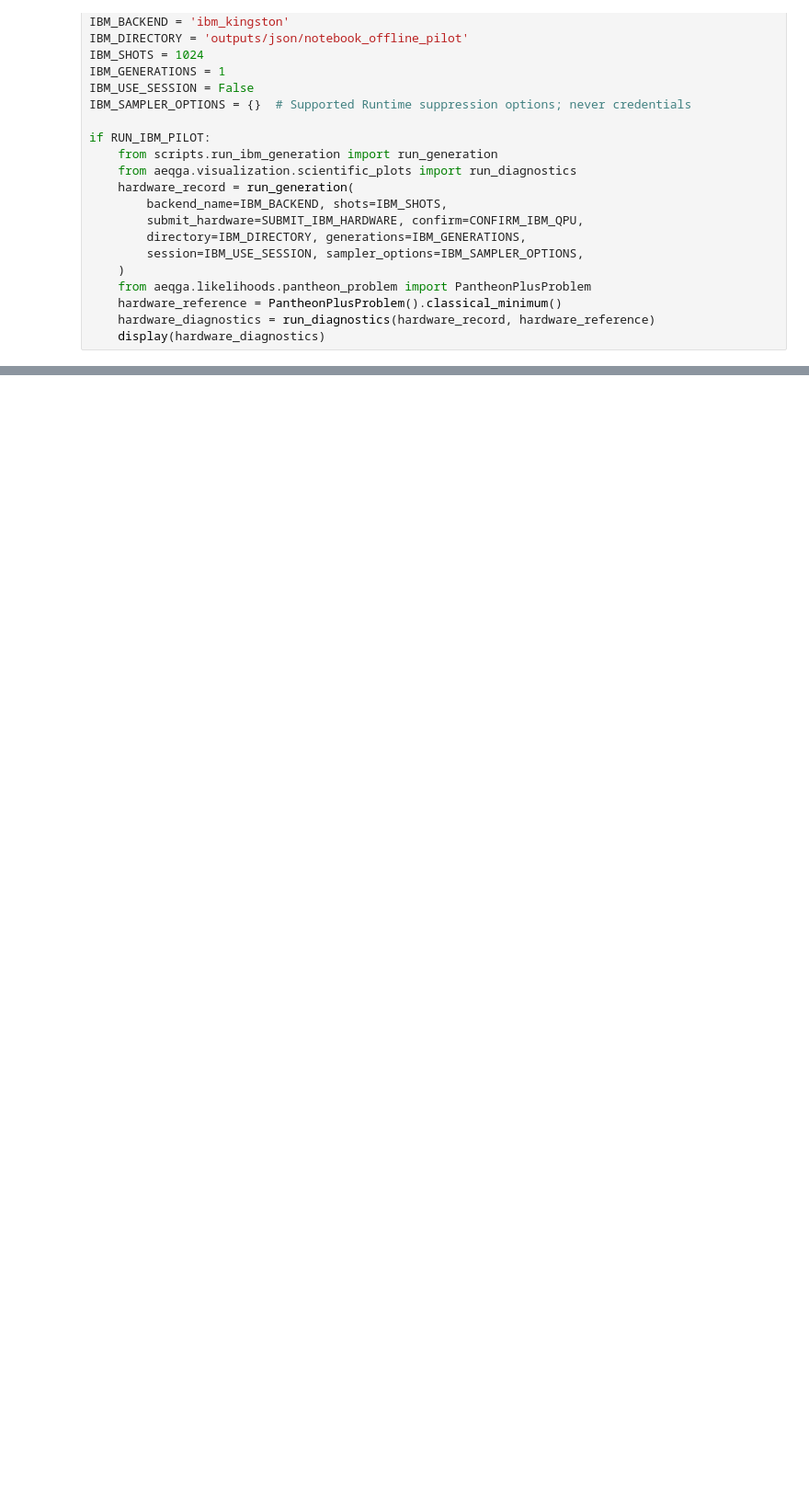
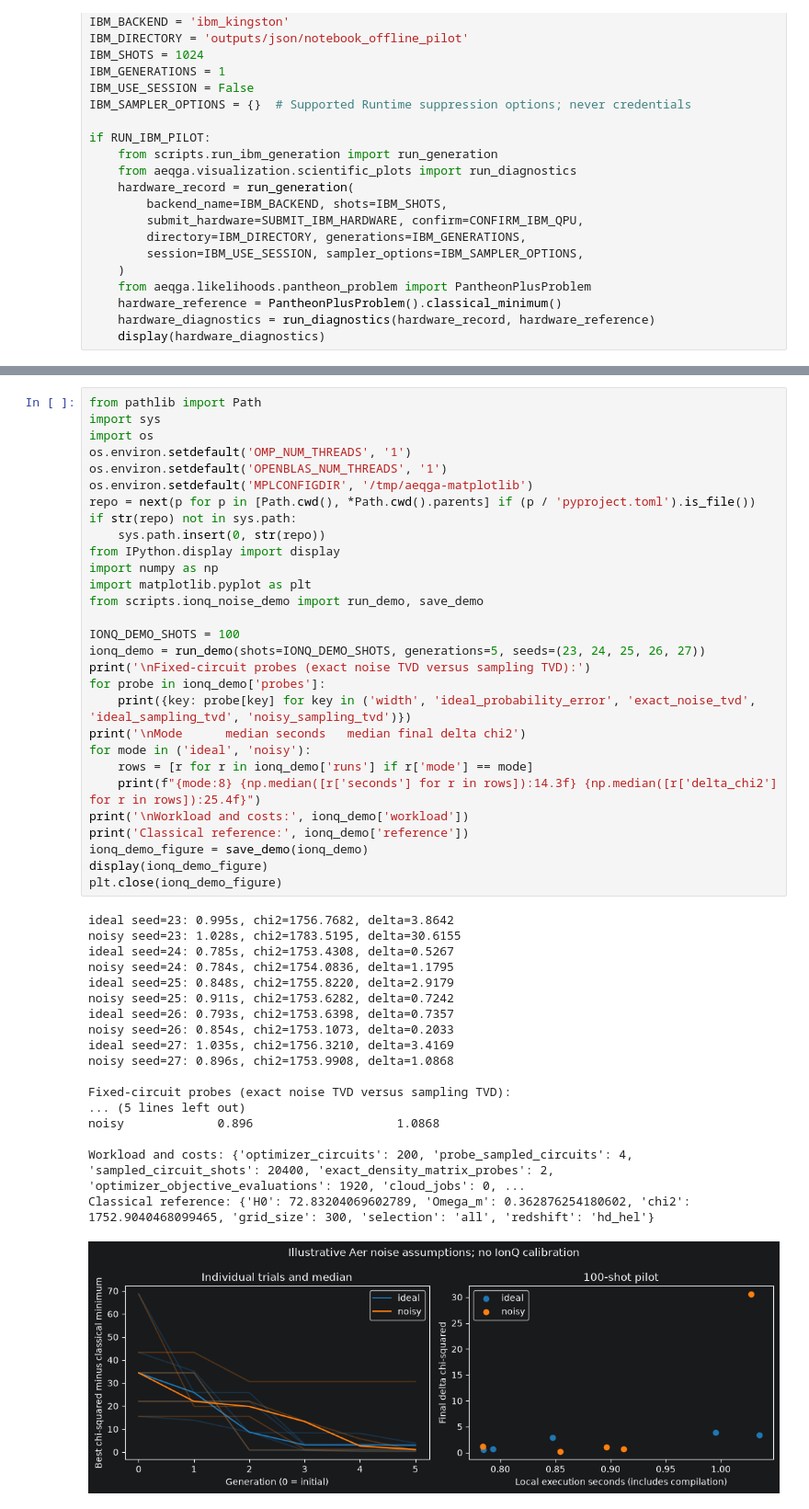
Before and after one commit to KrithikMohan/AEGQA, a Jupyter notebook: notebooks/AEQGA.ipynb, the cells around one changed output, grey strips where cells are left out. Shown at 92% size. Saved outputs shown, nothing was run; the diff lists cells and outputs as text; blank space fills up the shorter version.

Commit message:
Add and validate a local 100-shot IonQ-inspired noise pilot

```diff
--- a/notebooks/AEQGA.ipynb
+++ b/notebooks/AEQGA.ipynb
@@ -829,0 +838,48 @@ if RUN_IBM_PILOT:
+# %%
+from pathlib import Path
+import sys
+import os
+os.environ.setdefault('OMP_NUM_THREADS', '1')
+os.environ.setdefault('OPENBLAS_NUM_THREADS', '1')
+os.environ.setdefault('MPLCONFIGDIR', '/tmp/aeqga-matplotlib')
+repo = next(p for p in [Path.cwd(), *Path.cwd().parents] if (p / 'pyproject.toml').is_file())
+if str(repo) not in sys.path:
+    sys.path.insert(0, str(repo))
+from IPython.display import display
+import numpy as np
+import matplotlib.pyplot as plt
+from scripts.ionq_noise_demo import run_demo, save_demo
+
+IONQ_DEMO_SHOTS = 100
+ionq_demo = run_demo(shots=IONQ_DEMO_SHOTS, generations=5, seeds=(23, 24, 25, 26, 27))
+print('\nFixed-circuit probes (exact noise TVD versus sampling TVD):')
+for probe in ionq_demo['probes']:
+    print({key: probe[key] for key in ('width', 'ideal_probability_error', 'exact_noise_tvd', 'ideal_sampling_tvd', 'noisy_sampling_tvd')})
+print('\nMode      median seconds   median final delta chi2')
+for mode in ('ideal', 'noisy'):
+    rows = [r for r in ionq_demo['runs'] if r['mode'] == mode]
+    print(f"{mode:8} {np.median([r['seconds'] for r in rows]):14.3f} {np.median([r['delta_chi2'] for r in rows]):25.4f}")
+print('\nWorkload and costs:', ionq_demo['workload'])
+print('Classical reference:', ionq_demo['reference'])
+ionq_demo_figure = save_demo(ionq_demo)
+display(ionq_demo_figure)
+plt.close(ionq_demo_figure)
+# %% [output]
+ideal seed=23: 0.995s, chi2=1756.7682, delta=3.8642
+noisy seed=23: 1.028s, chi2=1783.5195, delta=30.6155
+ideal seed=24: 0.785s, chi2=1753.4308, delta=0.5267
+noisy seed=24: 0.784s, chi2=1754.0836, delta=1.1795
+ideal seed=25: 0.848s, chi2=1755.8220, delta=2.9179
+noisy seed=25: 0.911s, chi2=1753.6282, delta=0.7242
+ideal seed=26: 0.793s, chi2=1753.6398, delta=0.7357
+noisy seed=26: 0.854s, chi2=1753.1073, delta=0.2033
+ideal seed=27: 1.035s, chi2=1756.3210, delta=3.4169
+noisy seed=27: 0.896s, chi2=1753.9908, delta=1.0868
+
+Fixed-circuit probes (exact noise TVD versus sampling TVD):
+... (5 lines left out)
+noisy             0.896                    1.0868
+
+Workload and costs: {'optimizer_circuits': 200, 'probe_sampled_circuits': 4, 'sampled_circuit_shots': 20400, 'exact_density_matrix_probes': 2, 'optimizer_objective_evaluations': 1920, 'cloud_jobs': 0, ...
+Classical reference: {'H0': 72.83204069602789, 'Omega_m': 0.362876254180602, 'chi2': 1752.9040468099465, 'grid_size': 300, 'selection': 'all', 'redshift': 'hd_hel'}
+[figure, added]
```
Also changed, not shown: parts of 2 cells of this notebook, 11 other files.
